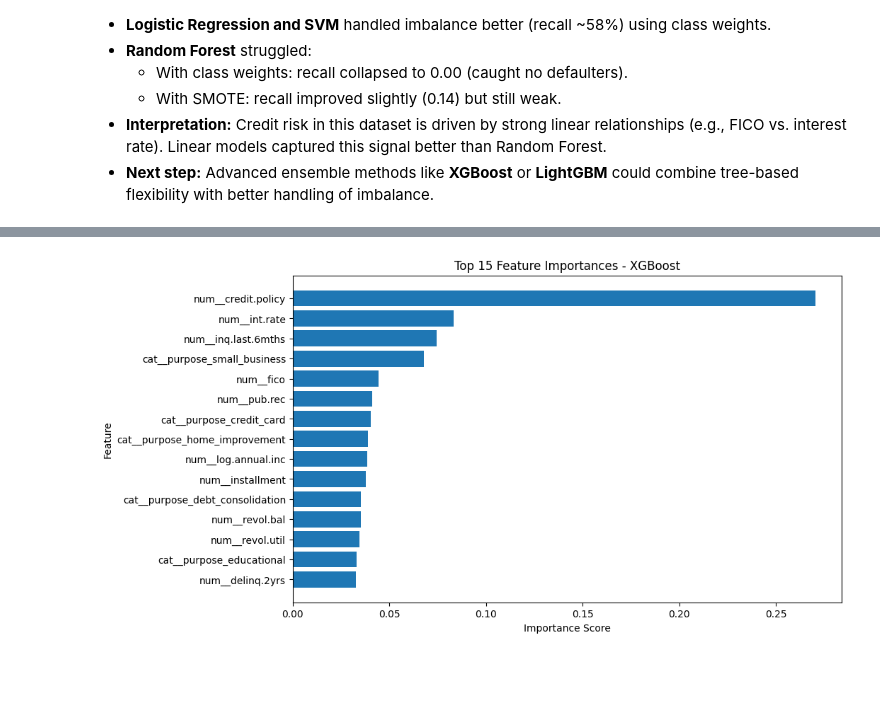
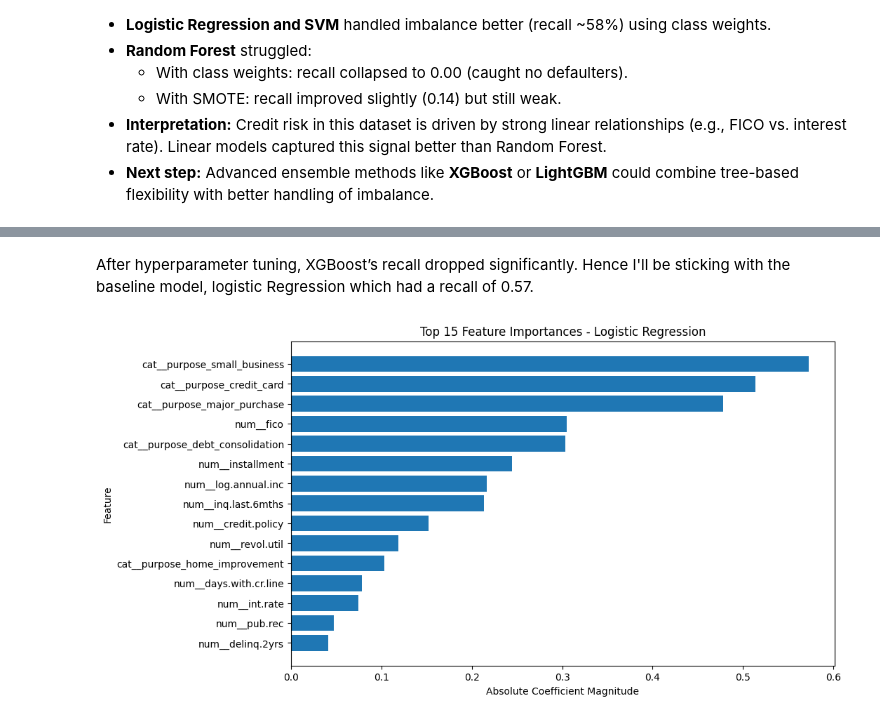
Before and after one commit to Faveeeeee/Loan-Default-Prediction, a Jupyter notebook: Loan_Default_Prediction.ipynb, the cells around one changed output, grey strips where cells are left out. Drawn from its saved outputs; the diff is of its cells as text; code cells hidden in the pictures; blank space fills up the shorter version.

```diff
--- a/Loan_Default_Prediction.ipynb
+++ b/Loan_Default_Prediction.ipynb
@@ -711,12 +726,12 @@ param_dist = {
     'model__gamma': [0, 0.1, 0.2]
 }
 
-# Randomized search focusing on precision
+# Randomized search focusing on recall
 search = RandomizedSearchCV(
     estimator=xgb_pipe,
     param_distributions=param_dist,
     n_iter=20,
-    scoring='precision',   # ⚡ align with business goal
+    scoring='recall',   #  align with business goal
     cv=3,
     verbose=2,
     n_jobs=-1,
@@ -728,6 +743,6 @@ search.fit(X_train, y_train)
 
 # Best results
 print("Best Params:", search.best_params_)
-print("Best Precision Score:", search.best_score_)
+print("Best Recall Score:", search.best_score_)
 # %% [output]
 Fitting 3 folds for each of 20 candidates, totalling 60 fits
@@ -787,31 +751,51 @@ Name: 7, dtype: float64
+# %% [markdown]
+After hyperparameter tuning, XGBoost’s recall dropped significantly. Hence I'll be sticking with the baseline model, logistic Regression which had a recall of 0.57.
 # %%
-#Faeture importance
+#Feature Importance
+# Feature Importance for Logistic Regression
 import matplotlib.pyplot as plt
 import pandas as pd
-from xgboost import plot_importance
+import numpy as np
+
+# Fit the pipeline using the best model (Logistic Regression)
+log_reg_pipe = Pipeline(steps=[
+    ('preprocessor', preprocessor),
+    ('model', LogisticRegression(
+        class_weight='balanced',
+        solver='liblinear',
+        random_state=42,
+        max_iter=1000
+    ))
+])
+
+log_reg_pipe.fit(X_train, y_train)
 
 # Get feature names from preprocessing
-# OneHotEncoder expands categorical 'purpose' into multiple columns, so we need the full list
-feature_names = preprocessor.get_feature_names_out()
+feature_names = log_reg_pipe.named_steps['preprocessor'].get_feature_names_out()
 
-# Extract feature importances from tuned XGBoost model
-importances = search.best_estimator_.named_steps['model'].feature_importances_
+# Get model coefficients
+coefficients = log_reg_pipe.named_steps['model'].coef_[0]
 
-# Put into a DataFrame for readability
+# Convert to absolute value for importance
+importance = np.abs(coefficients)
+
+# Create dataframe
 feat_importances = pd.DataFrame({
     'Feature': feature_names,
-    'Importance': importances
+    'Importance': importance,
+    'Coefficient': coefficients   # keep raw sign to interpret relationships
 }).sort_values(by='Importance', ascending=False)
 
-# Plot top 15 features
+# Plot top 15 important features
 plt.figure(figsize=(10,6))
-plt.barh(feat_importances['Feature'][:15][::-1], feat_importances['Importance'][:15][::-1])
-plt.title("Top 15 Feature Importances - XGBoost")
-plt.xlabel("Importance Score")
+plt.barh(feat_importances['Feature'][:15][::-1],
+         feat_importances['Importance'][:15][::-1])
+plt.title("Top 15 Feature Importances - Logistic Regression")
+plt.xlabel("Absolute Coefficient Magnitude")
 plt.ylabel("Feature")
 plt.show()
 
-# Display sorted importance table
+# Display top features
 feat_importances.head(15)
 # %% [output]
-[figure, old version]
+[figure, new version]
```
Also changed, not shown: parts of 20 cells of this notebook.
